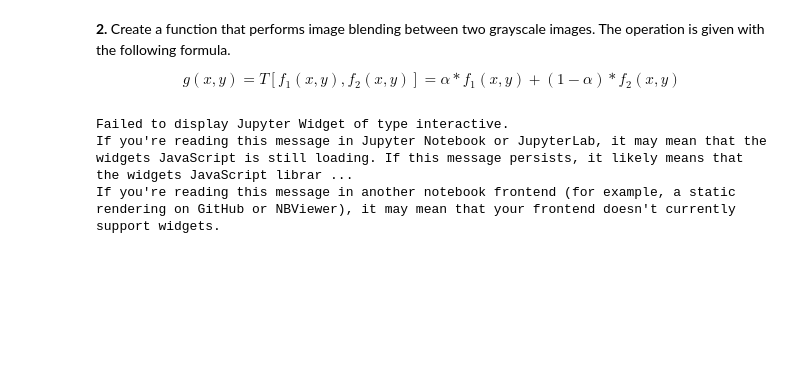
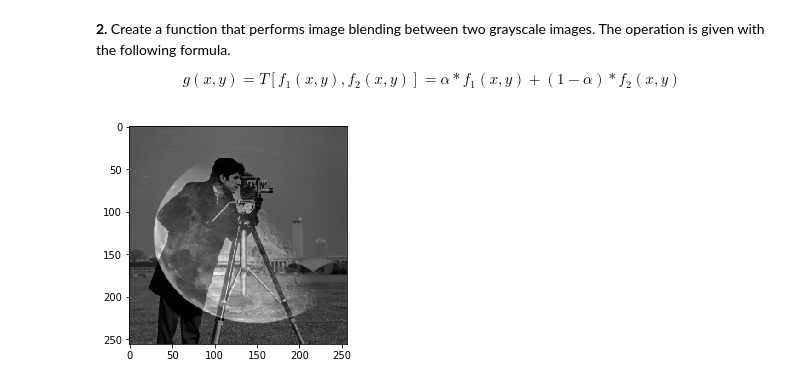
Before and after one commit to JorgeMartinezG/notebooks, a Jupyter notebook: quiz.ipynb, the cells around one changed output. Cells and saved outputs as stored; diff of their text form; code cells hidden in the pictures; blank space fills up the shorter version.

```diff
--- a/quiz.ipynb
+++ b/quiz.ipynb
@@ -52,10 +52,7 @@ $$ g(x, y) = T[f_1(x, y), f_2(x, y)] = \alpha * f_1(x, y) + (1 - \alpha) * f_2(x
 # %%
 img_1 = cv2.imread('/Users/jorge/Documents/DigitalImageProcessing/PS1/cameraman.png', cv2.IMREAD_GRAYSCALE)
 img_2 = cv2.imread('/Users/jorge/Documents/DigitalImageProcessing/PS1/moon.jpg', cv2.IMREAD_GRAYSCALE)
 
-alpha_slider = widgets.FloatSlider(min=0.0, max=1.0, value=0.5, step=0.1, description='alpha')
-interact(img_blend, img_1=fixed(img_1), img_2=fixed(img_2), alpha=alpha_slider);
+img_blend(img_1, img_2, alpha=0.5)
 # %% [output]
-Failed to display Jupyter Widget of type interactive.
-If you're reading this message in Jupyter Notebook or JupyterLab, it may mean that the widgets JavaScript is still loading. If this message persists, it likely means that the widgets JavaScript librar ...
-If you're reading this message in another notebook frontend (for example, a static rendering on GitHub or NBViewer), it may mean that your frontend doesn't currently support widgets.
+[figure, added]
```
